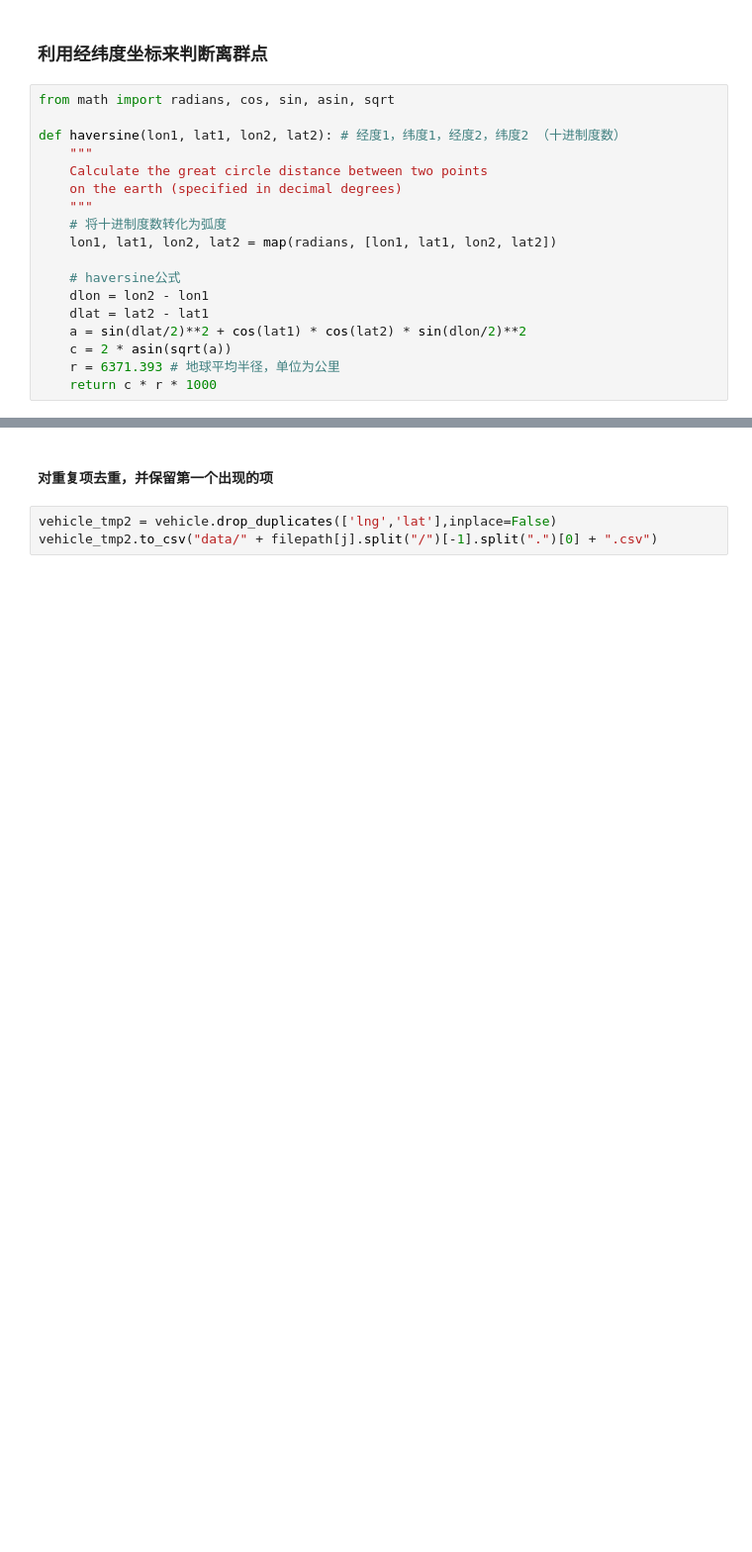
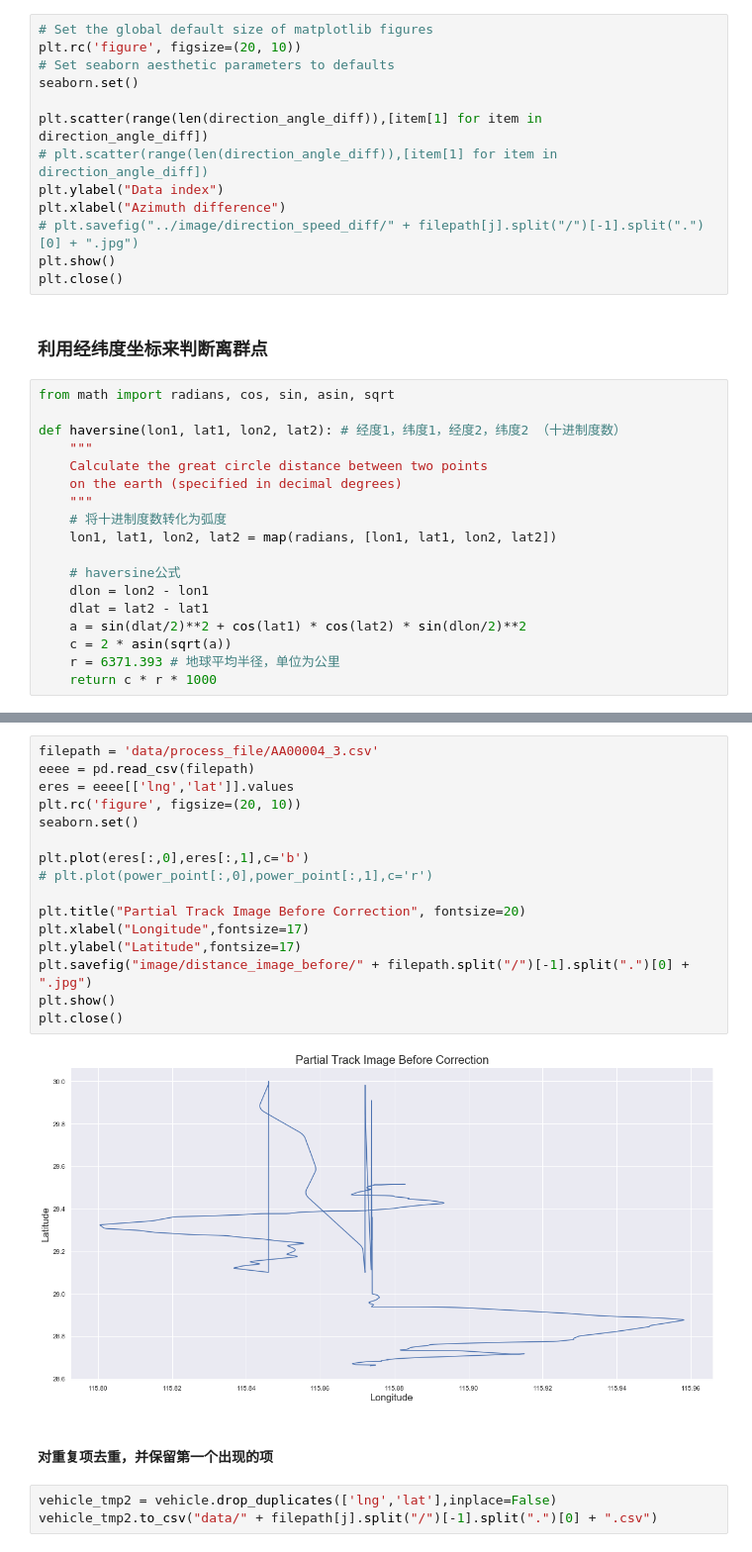
Before and after one commit to flowerlake/Tipdm_2019_C, a Jupyter notebook: data_processing/data pre-processing.ipynb, the cells around one changed output, grey strips where cells are left out. Shown at 99% size. Cells and saved outputs as stored; diff of their text form; blank space fills up the shorter version.

```diff
--- a/data_processing/data pre-processing.ipynb
+++ b/data_processing/data pre-processing.ipynb
@@ -88,3 +143,16 @@ plt.show()
+# %%
+# Set the global default size of matplotlib figures
+plt.rc('figure', figsize=(20, 10))
+# Set seaborn aesthetic parameters to defaults
+seaborn.set()
+
+plt.scatter(range(len(direction_angle_diff)),[item[1] for item in direction_angle_diff])
+# plt.scatter(range(len(direction_angle_diff)),[item[1] for item in direction_angle_diff])
+plt.ylabel("Data index")
+plt.xlabel("Azimuth difference")
+# plt.savefig("../image/direction_speed_diff/" + filepath[j].split("/")[-1].split(".")[0] + ".jpg")
+plt.show()
+plt.close()
 # %% [markdown]
 ### 利用经纬度坐标来判断离群点
 # %%
@@ -227,3 +306,21 @@ len(pd.read_csv("data/process_file/AA00004_0.csv"))
+# %%
+filepath = 'data/process_file/AA00004_3.csv'
+eeee = pd.read_csv(filepath)
+eres = eeee[['lng','lat']].values
+plt.rc('figure', figsize=(20, 10))
+seaborn.set()
+
+plt.plot(eres[:,0],eres[:,1],c='b')
+# plt.plot(power_point[:,0],power_point[:,1],c='r')
+
+plt.title("Partial Track Image Before Correction", fontsize=20)
+plt.xlabel("Longitude",fontsize=17)
+plt.ylabel("Latitude",fontsize=17)
+plt.savefig("image/distance_image_before/" + filepath.split("/")[-1].split(".")[0] + ".jpg")
+plt.show()
+plt.close()
+# %% [output]
+[figure, added]
 # %% [markdown]
 #### 对重复项去重，并保留第一个出现的项
 # %%
```
Also changed, not shown: parts of 40 cells of this notebook, 10 other files.
